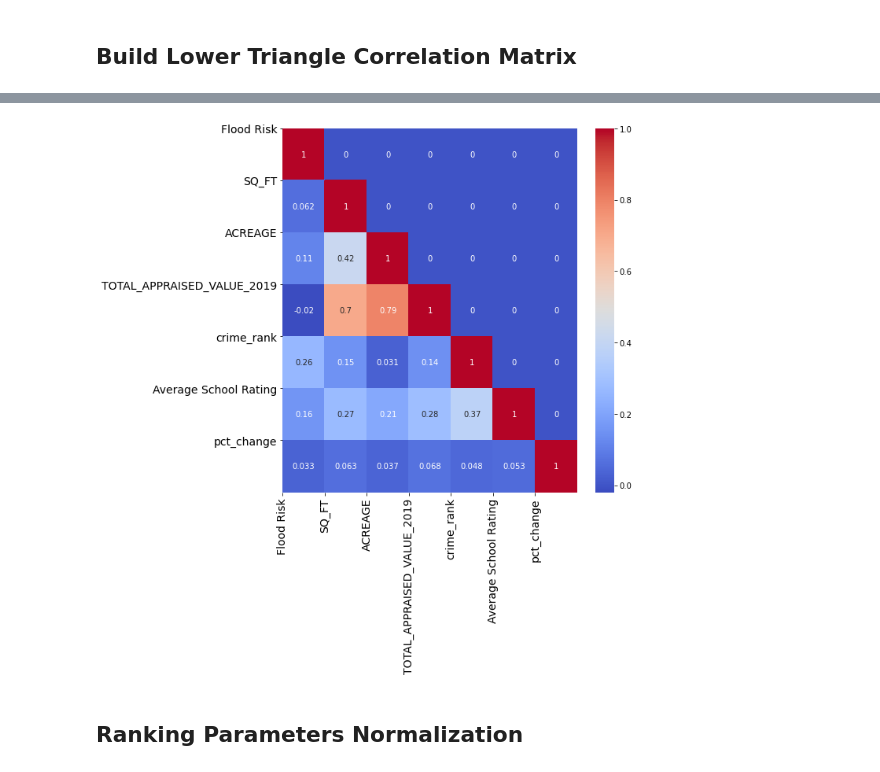
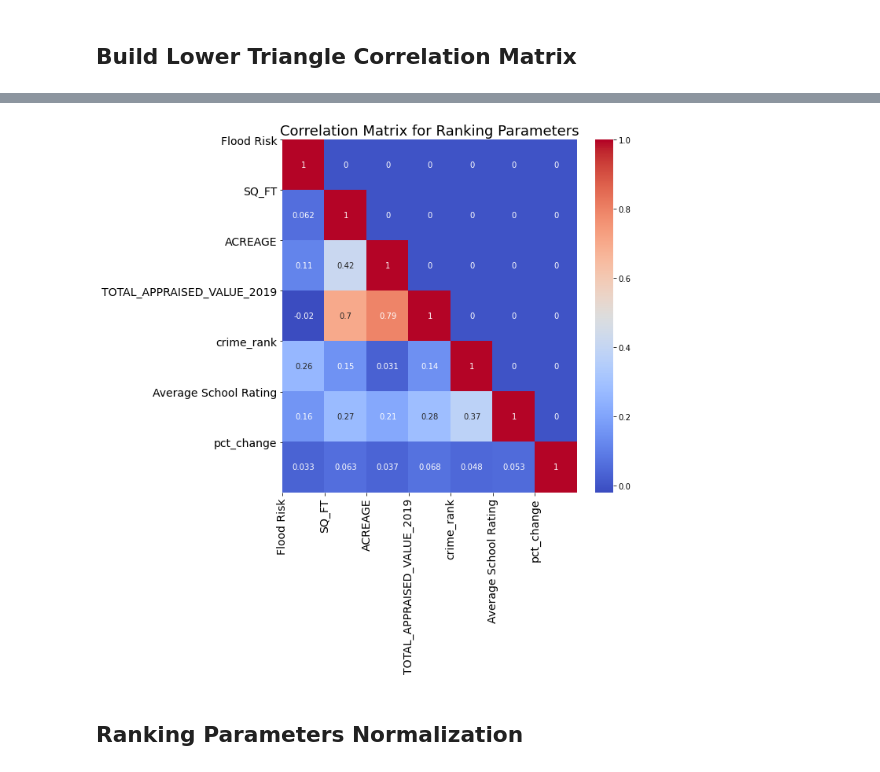
Before and after one commit to adrianaovalle/Project1_Group2, a Jupyter notebook: Results.ipynb, the cells around one changed output, grey strips where cells are left out. Cells and saved outputs as stored; diff of their text form; code cells hidden in the pictures.

```diff
--- a/Results.ipynb
+++ b/Results.ipynb
@@ -55,19 +55,20 @@ correlation_data.head()
 # %%
 # create a correlation matrix
 corr = correlation_data.corr()
 corr = corr.unstack().sort_values()
 corr = corr.unstack()
 corr2=np.tril(corr, k=0)
 f, ax = plt.subplots(figsize=(10,10))
 ax = sns.heatmap(corr2,cmap="coolwarm",annot=True)
 mask = np.triu(np.ones_like(corr2, dtype=np.bool))
 plt.xticks(range(corr.shape[1]), corr.columns, fontsize=14, rotation=90)
 plt.yticks(range(corr.shape[1]), corr.columns, fontsize=14, rotation=0)
 corr.style.background_gradient(cmap='coolwarm').set_precision(2)
+plt.title("Correlation Matrix for Ranking Parameters",fontsize=18)
 plt.tight_layout()
 plt.savefig("Output/correlation_matrix.png")
 # %% [output]
-[figure, old version]
+[figure, new version]
 # %% [markdown]
 ## Ranking Parameters Normalization
 # %%
```
Also changed, not shown: parts of 14 cells of this notebook.
